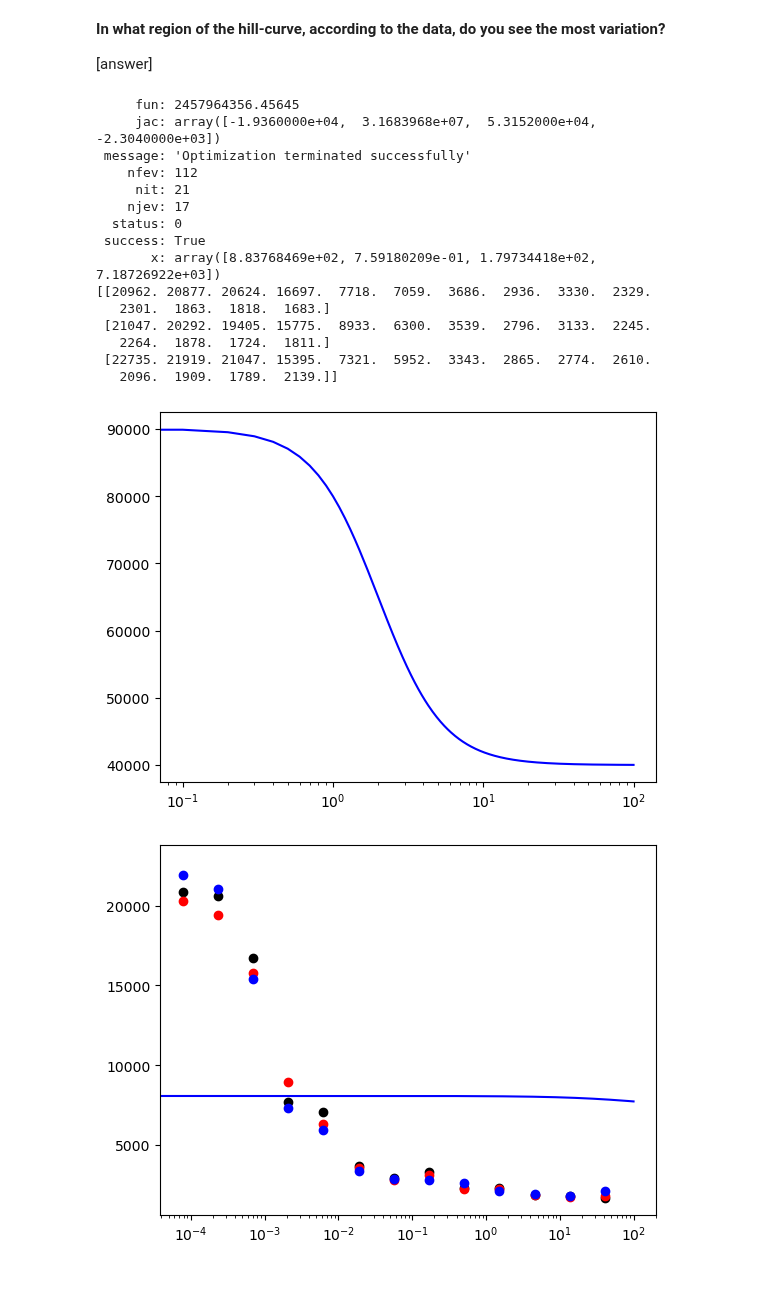
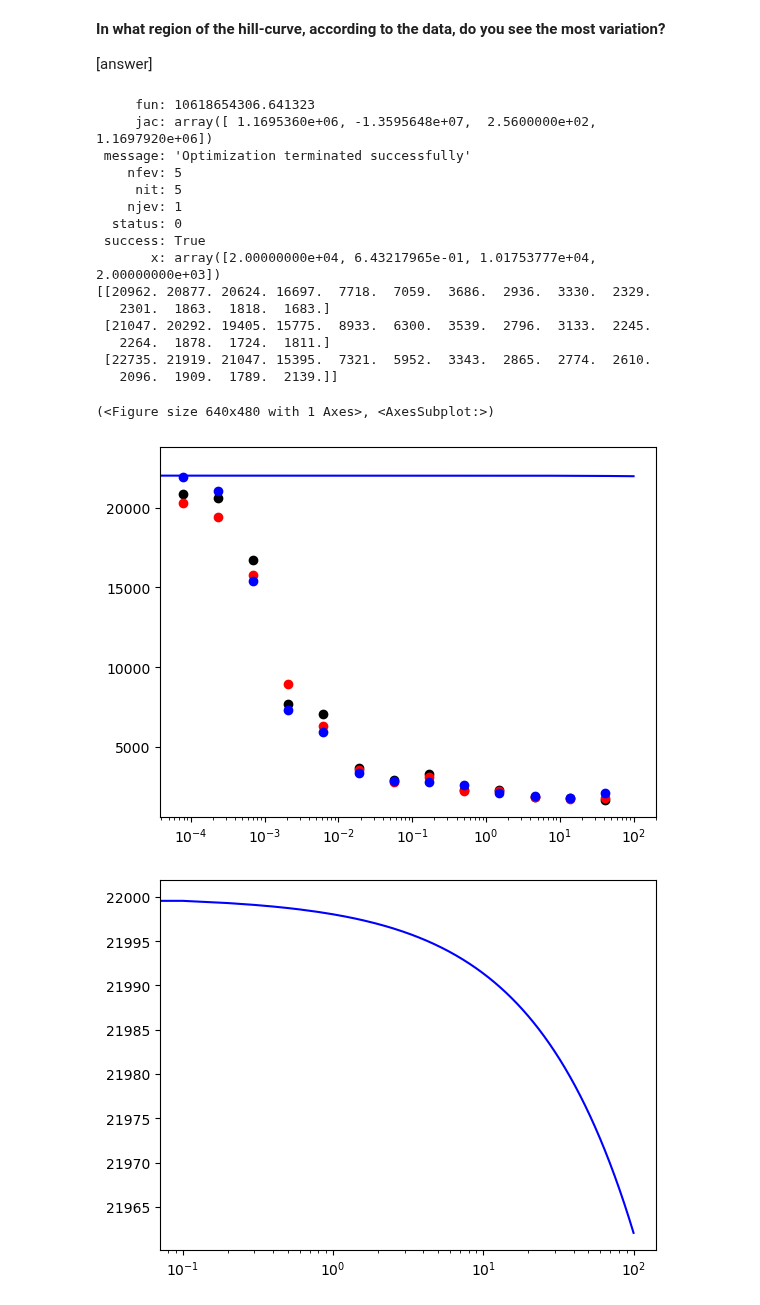
Before and after one commit to istari79/synbio_aut22, a Jupyter notebook: Homework 3/hw3.ipynb, the cells around one changed output. Drawn from its saved outputs; the diff is of its cells as text; code cells hidden in the pictures.

Commit message:
Changes to Hill
Changed it so K isn't taken to the power of N. Probably need to revert taking off the perma-set initial values

```diff
--- a/Homework 3/hw3.ipynb
+++ b/Homework 3/hw3.ipynb
@@ -92,7 +92,9 @@ fig.tight_layout()
 
 # input: x is a 1d array of repressor concentrations,
 # output: 1d array of predicted fluorescences
-def hill_curve(F_max, n, K, F_0, x) :
+
+# should return a single function of the variables passed
+def hill_curve(F_max, n, K, F_0, x) :  # x
     """Hill Curve function
 
     Args:
@@ -106,14 +108,24 @@ def hill_curve(F_max, n, K, F_0, x) :
         float: current expression level
     """
     def just_one_concentration(F_max, n, K, F_0, R):
-        return (F_max / (1 + ((R / K)**n)) + F_0)
+#         print("conc: " + str(R))
+#         print("F_0: " + str(F_0))
+#         print("(R/K)**n" + str(1 + (R ** n) / K)
+#         print("my prediction: " + str((F_max / (1 + ((R / K)**n)) + F_0)))
+#         print("my prediction: " + str((F_max / (1 + ((R / K)**n)) + F_0)))
+        return (F_max / (1 + R ** n / K) + F_0)
 
     # return vector of expression levels for each repressor concentration
     F_x = np.zeros(len(x))
     for i in range(len(x)):
         F_x[i] = just_one_concentration(F_max, n, K, F_0, x[i])
 
+#     print("Hill curve F_x: " + str(F_x))
     return F_x
+
+####     END OF FUNCTION HILL_CURVE     ####
+
+
 
 ###
 #
@@ -133,10 +145,17 @@ def objective_function(coeff_vec, args) :
 
     x, F_x = args
 
+#     print("x (repressor vals): " + str(x))
+#     print("F_x (2d array of fluorescence): \n" + str(F_x))
+#     print("coefficient vector: " + str(coeff_vec))
+
     F_max = coeff_vec[0]
     n = coeff_vec[1]
     K = coeff_vec[2]
     F_0 = coeff_vec[3]
+
+#     hill = hill_curve(F_max, n, K, F_0)
+    # hill is a function
 
     # The above code was pre-written. New code is below.
 
@@ -146,13 +165,15 @@ def objective_function(coeff_vec, args) :
 
     objective = 0
 
-    # Theoretically compares the predicted value with each different
-    # measured value. I am unsure if this is what is supposed to be done,
-    # or if we are supposed to be comparing the predicted value to the
-    # *average* measured value.
+#     for (repressor, experiment) in zip(x, F_x):
+#         predicted_value = hill(F_max, n, K, F_0)
+
     for (experiment, pred) in zip(F_x, predicted):
         for val in experiment:
             objective += (val - pred) ** 2
+#     print("objective val: " + str(objective))
+#     print()
+#     print()
     return objective
 
 ###
@@ -210,6 +231,8 @@ def make_optimized_function(targets):
     # The second value is the hill coeff, set to random real number between 0 and 5.
     # Other variables are set to randoms between 0 and 10**5
     coeff_vector[1] = random.rand() * 5
+    coeff_vector[3] = 2000
+    coeff_vector[0] = 20000
     # coeff_vector[2] = random.uniform(400, 1000)
     # coeff_vector[2] = random.rand() * 200 + 200
     myArgs = (x, targets.T)
@@ -218,52 +241,65 @@ def make_optimized_function(targets):
 
     return ans
 
+# overall flow of this code
+# 1. make_optimized_function given the 'targets' data
+# 2. that uses the scipy minimize function to call the "objective_function"
+# 3. the objective function calls the function "hill_curve" to see if minimize's
+#    guesses are accurate or not.
 
-# good = make_optimized_function(targets)
-good_coefs = good['x']
-did_work = good['success']
-print(good)
+
 
 def print_hill_function(coeff_vec, x):
     F_max = coeff_vec[0]
     n = coeff_vec[1]
     K = coeff_vec[2]
     F_0 = coeff_vec[3]
     y_vals = hill_curve(F_max, n, K, F_0, x)
     fig, ax = plt.subplots(1)
     ax.semilogx()
     ax.plot(x, y_vals, color='blue')
     return fig, ax
 
-ex_coefs = [50000, 2, 2, 40000]
-ex_x = np.linspace(0, 100, num=1000)
-print_hill_function(ex_coefs, ex_x)
+# ex_coefs = [50000, 2, 2, 40000]
+# ex_x = np.linspace(0, 100, num=1000)
+# print_hill_function(ex_coefs, ex_x)
+
+did_work = False
+
+while not did_work:
+    good = make_optimized_function(targets)
+    did_work = good['success']
 
 if (did_work): #did_work
-
+    print(good)
+    good_coefs = good['x']
     x_nums = np.linspace(0, 100, num=1000)
     fig, ax = print_hill_function(good_coefs, x_nums)
     print(targets)
     ax.plot(x, targets[0], 'o', color='black', label="Experiment 1")
     ax.plot(x, targets[1], 'o', color='red', label="Experiment 2")
     ax.plot(x, targets[2], 'o', color='blue', label="Experiment 3")
+
 else:
     print("optimization failed, try again")
+
+print_hill_function(good_coefs, x_nums)
 # %% [output]
-     fun: 2457964356.45645
-     jac: array([-1.9360000e+04,  3.1683968e+07,  5.3152000e+04, -2.3040000e+03])
+     fun: 10618654306.641323
+     jac: array([ 1.1695360e+06, -1.3595648e+07,  2.5600000e+02,  1.1697920e+06])
  message: 'Optimization terminated successfully'
-    nfev: 112
-     nit: 21
-    njev: 17
+    nfev: 5
+     nit: 5
+    njev: 1
   status: 0
  success: True
-       x: array([8.83768469e+02, 7.59180209e-01, 1.79734418e+02, 7.18726922e+03])
+       x: array([2.00000000e+04, 6.43217965e-01, 1.01753777e+04, 2.00000000e+03])
 [[20962. 20877. 20624. 16697.  7718.  7059.  3686.  2936.  3330.  2329.
    2301.  1863.  1818.  1683.]
  [21047. 20292. 19405. 15775.  8933.  6300.  3539.  2796.  3133.  2245.
    2264.  1878.  1724.  1811.]
  [22735. 21919. 21047. 15395.  7321.  5952.  3343.  2865.  2774.  2610.
    2096.  1909.  1789.  2139.]]
+(<Figure size 640x480 with 1 Axes>, <AxesSubplot:>)
-[figure, old version]
+[figure, new version]
-[figure, old version]
+[figure, new version]
```
